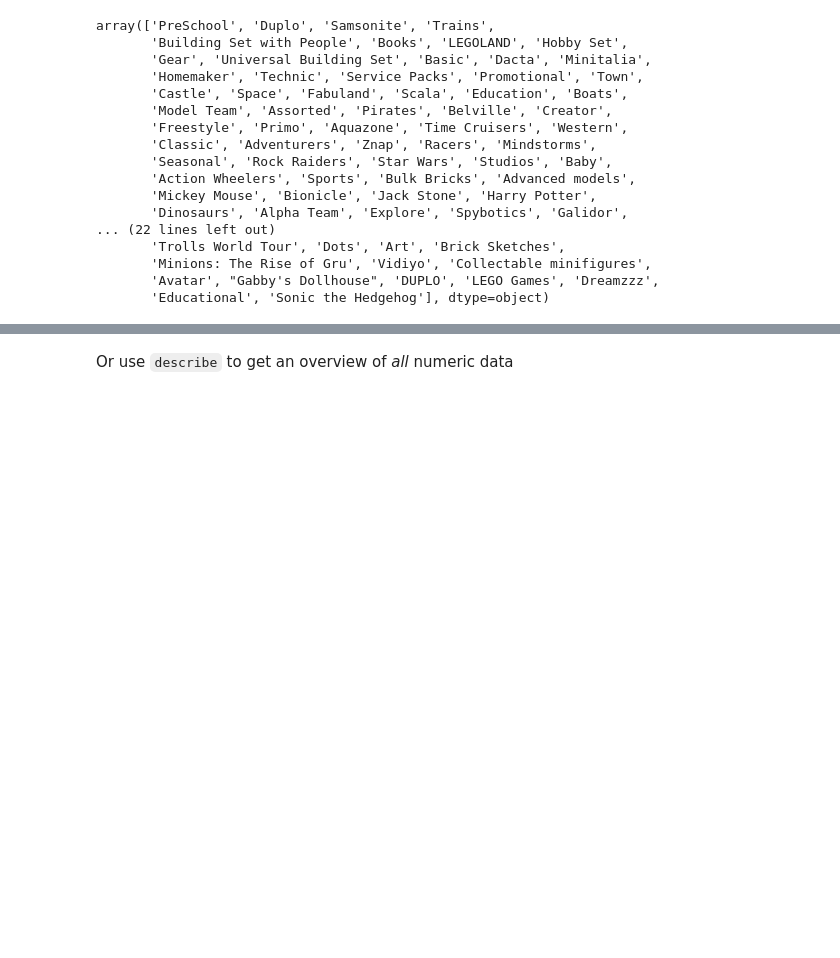
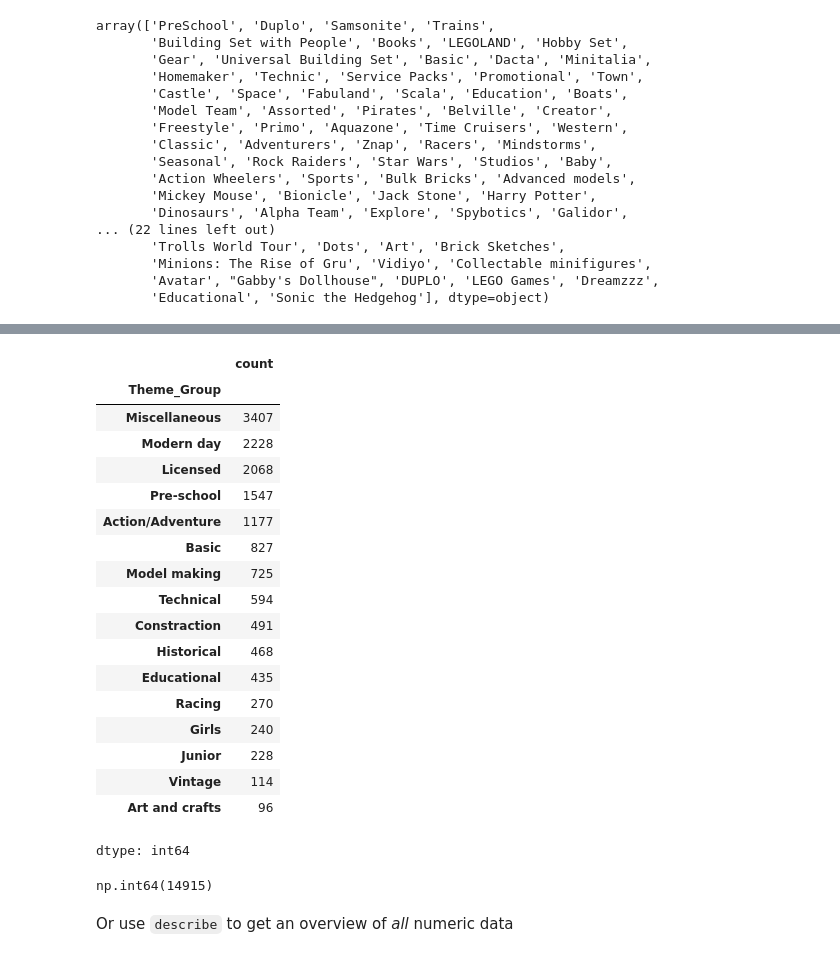
Before and after one commit to milena-seismo/DSB-Unit-02, a Jupyter notebook: 02 - Exploring and Joining/03-descriptive-statistics-data-joins-in-pandas.ipynb, the cells around one changed output, grey strips where cells are left out. Cells and saved outputs as stored; diff of their text form; code cells hidden in the pictures; blank space fills up the shorter version.

```diff
--- a/02 - Exploring and Joining/03-descriptive-statistics-data-joins-in-pandas.ipynb
+++ b/02 - Exploring and Joining/03-descriptive-statistics-data-joins-in-pandas.ipynb
@@ -161,3 +208,30 @@ array(['PreSchool', 'Duplo', 'Samsonite', 'Trains',
+# %%
+#lego.groupby("Theme")["USD_MSRP"].mean()
+lego["Theme_Group"].value_counts()
+# %% [output]
+|  | count |
+| Theme_Group |  |
+| Miscellaneous | 3407 |
+| Modern day | 2228 |
+| Licensed | 2068 |
+| Pre-school | 1547 |
+| Action/Adventure | 1177 |
+| Basic | 827 |
+| Model making | 725 |
+| Technical | 594 |
+| Constraction | 491 |
+| Historical | 468 |
+| Educational | 435 |
+| Racing | 270 |
+| Girls | 240 |
+| Junior | 228 |
+| Vintage | 114 |
+| Art and crafts | 96 |
+dtype: int64
+# %%
+lego["Theme_Group"].value_counts().sum()
+# %% [output]
+np.int64(14915)
 # %% [markdown]
 Or use `describe` to get an overview of *all* numeric data
 # %% [markdown]
```
Also changed, not shown: parts of 3 cells of this notebook.
